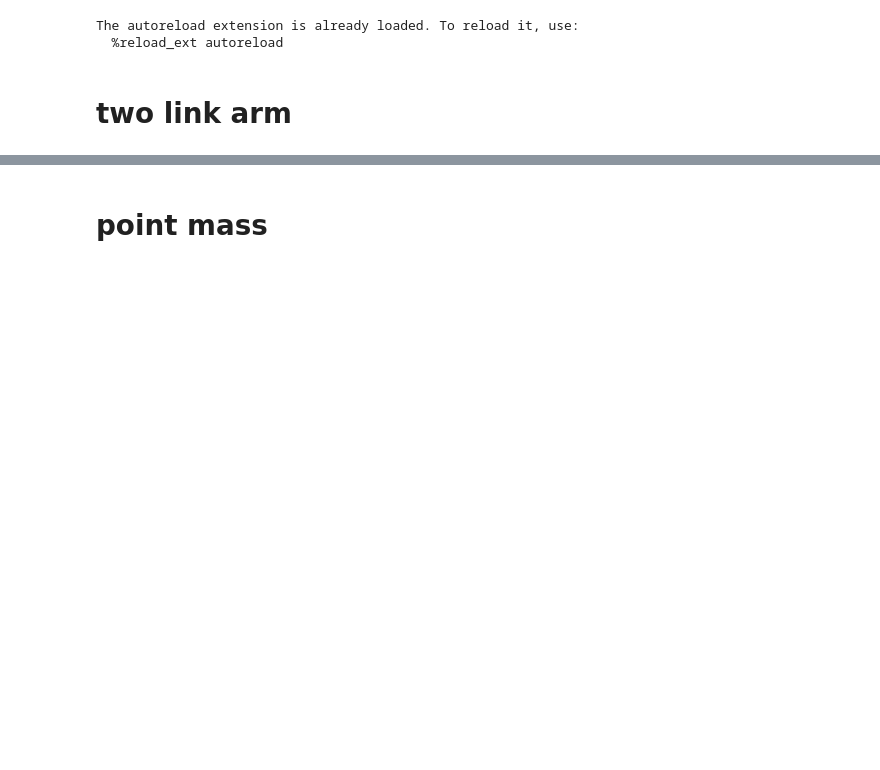
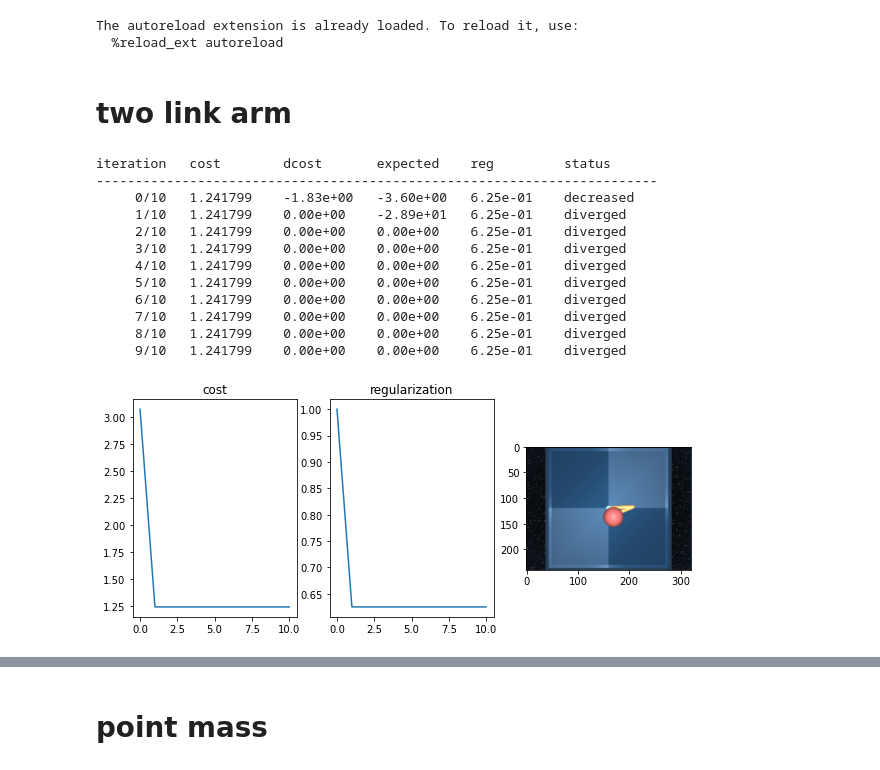
Before and after one commit to richard-warren/rl_sandbox, a Jupyter notebook: ilqr_demo.ipynb, the cells around one changed output, grey strips where cells are left out. Saved outputs shown, nothing was run; the diff lists cells and outputs as text; code cells hidden in the pictures; blank space fills up the shorter version.

```diff
--- a/ilqr_demo.ipynb
+++ b/ilqr_demo.ipynb
@@ -164,12 +170,27 @@ def iLQR(env, iterations=100,
 # %%
 # run ilqr
 env = Arm(initial_state=[0,0,0,0])
-actions, history = iLQR(env, iterations=20, reg=1, alpha=1, verbose=True, reg_lims=(1e-6, 1e10))
+env.target = [.15,-.15]
+actions, history = iLQR(env, iterations=10, reg=1, alpha=1, verbose=True, reg_lims=(1e-6, 1e6))
 
 ax = plt.subplots(1, 3, figsize=(10,4))[1];
 ax[0].plot(history['cost']); ax[0].set_title('cost');
 ax[1].plot(history['reg']);  ax[1].set_title('regularization');
 ax[2].imshow(env.render());
+# %% [output]
+iteration   cost        dcost       expected    reg         status
+------------------------------------------------------------------------
+     0/10   1.241799    -1.83e+00   -3.60e+00   6.25e-01    decreased
+     1/10   1.241799    0.00e+00    -2.89e+01   6.25e-01    diverged
+     2/10   1.241799    0.00e+00    0.00e+00    6.25e-01    diverged
+     3/10   1.241799    0.00e+00    0.00e+00    6.25e-01    diverged
+     4/10   1.241799    0.00e+00    0.00e+00    6.25e-01    diverged
+     5/10   1.241799    0.00e+00    0.00e+00    6.25e-01    diverged
+     6/10   1.241799    0.00e+00    0.00e+00    6.25e-01    diverged
+     7/10   1.241799    0.00e+00    0.00e+00    6.25e-01    diverged
+     8/10   1.241799    0.00e+00    0.00e+00    6.25e-01    diverged
+     9/10   1.241799    0.00e+00    0.00e+00    6.25e-01    diverged
+[figure, added]
 # %%
 # show video
 env.reset(reset_target=False)
```
Also changed, not shown: parts of 2 cells of this notebook, 1 other file.
